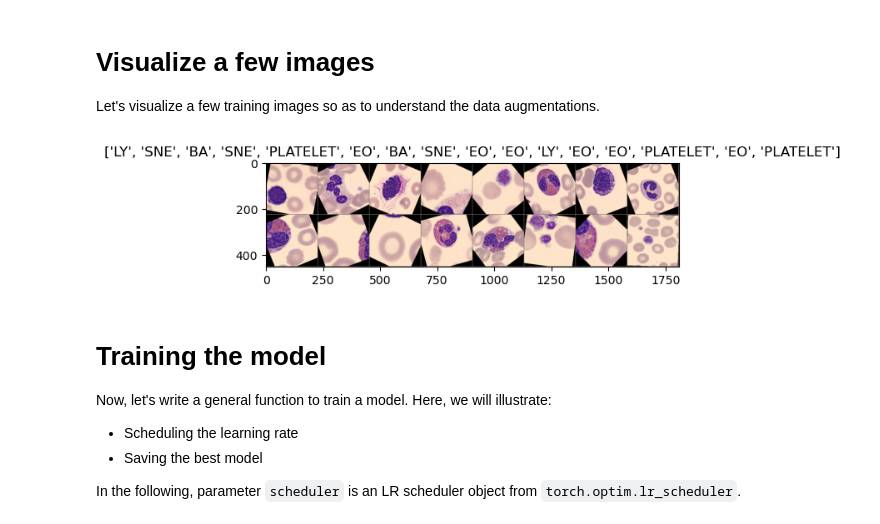
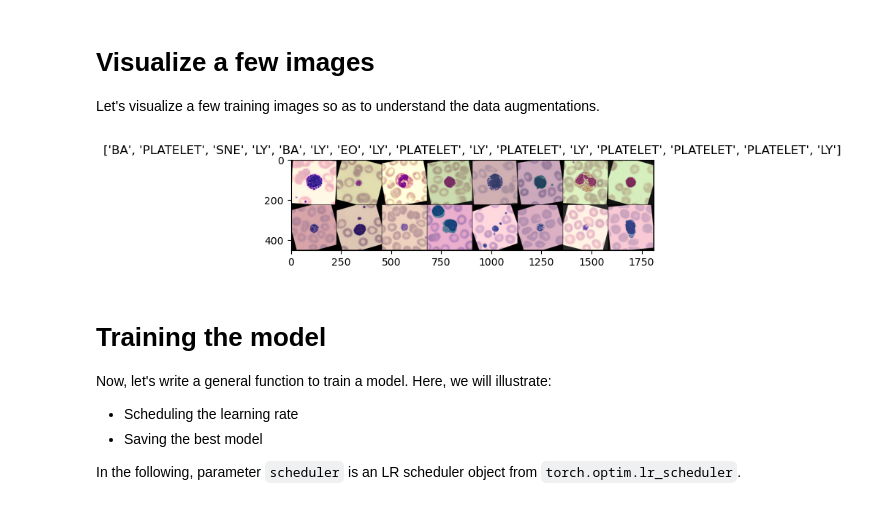
Before and after one commit to rickywrq/White-Blood-Cell-Classification-and-TSNE-Visualization, a Jupyter notebook: transfer_learning_tutorial.ipynb, the cells around one changed output. Drawn from its saved outputs; the diff is of its cells as text; code cells hidden in the pictures.

```diff
--- a/transfer_learning_tutorial.ipynb
+++ b/transfer_learning_tutorial.ipynb
@@ -74,19 +57,20 @@ This dataset is a very small subset of imagenet.
 # Data augmentation and normalization for training
 # Just normalization for validation
 data_transforms = {
-    'train': transforms.Compose([
-        transforms.RandomResizedCrop(224),
-        transforms.RandomHorizontalFlip(),
-        transforms.RandomVerticalFlip(),
-        transforms.RandomRotation(45),
-        transforms.ToTensor(),
-        transforms.Normalize([0.485, 0.456, 0.406], [0.229, 0.224, 0.225])
+    'train': v2.Compose([
+        v2.ToImage(),
+        v2.RandomRotation(20),
+        v2.RandomHorizontalFlip(),
+        v2.RandomVerticalFlip(),
+        v2.Resize(224, antialias=True),
+        # v2.ColorJitter(0.5, 0.5, 0.5, 0.5),
+        v2.ColorJitter(brightness=0.2, contrast=0.2, saturation=0.2, hue=0.2),
+        v2.ToDtype(torch.float32, scale=True),
     ]),
-    'val': transforms.Compose([
-        transforms.Resize(256),
-        transforms.CenterCrop(224),
-        transforms.ToTensor(),
-        transforms.Normalize([0.485, 0.456, 0.406], [0.229, 0.224, 0.225])
+    'val': v2.Compose([
+        v2.ToImage(),
+        v2.Resize(224, antialias=True),
+        v2.ToDtype(torch.float32, scale=True),
     ]),
 }
 
@@ -95,7 +79,7 @@ image_datasets = {x: datasets.ImageFolder(os.path.join(data_dir, x),
                                           data_transforms[x])
                   for x in ['train', 'val']}
 dataloaders = {x: torch.utils.data.DataLoader(image_datasets[x], batch_size=16,
-                                             shuffle=True, num_workers=2)
+                                             shuffle=True, num_workers=10)
               for x in ['train', 'val']}
 dataset_sizes = {x: len(image_datasets[x]) for x in ['train', 'val']}
 class_names = image_datasets['train'].classes
@@ -110,26 +94,26 @@ augmentations.
 # %%
 def imshow(inp, title=None):
     """Display image for Tensor."""
     inp = inp.numpy().transpose((1, 2, 0))
-    mean = np.array([0.485, 0.456, 0.406])
-    std = np.array([0.229, 0.224, 0.225])
-    inp = std * inp + mean
+    # mean = np.array([0.485, 0.456, 0.406])
+    # std = np.array([0.229, 0.224, 0.225])
+    # inp = std * inp + mean
     inp = np.clip(inp, 0, 1)
     plt.imshow(inp)
     if title is not None:
         plt.title(title)
     plt.pause(0.001)  # pause a bit so that plots are updated
 
 
 # Get a batch of training data
 inputs, classes = next(iter(dataloaders['train']))
 
 # Make a grid from batch
 out = torchvision.utils.make_grid(inputs)
 
 imshow(out, title=[class_names[x] for x in classes])
 # %% [output]
-[figure, old version]
+[figure, new version]
 # %% [markdown]
 Training the model
 ==================
```
Also changed, not shown: parts of 8 cells of this notebook, 2 other files.
